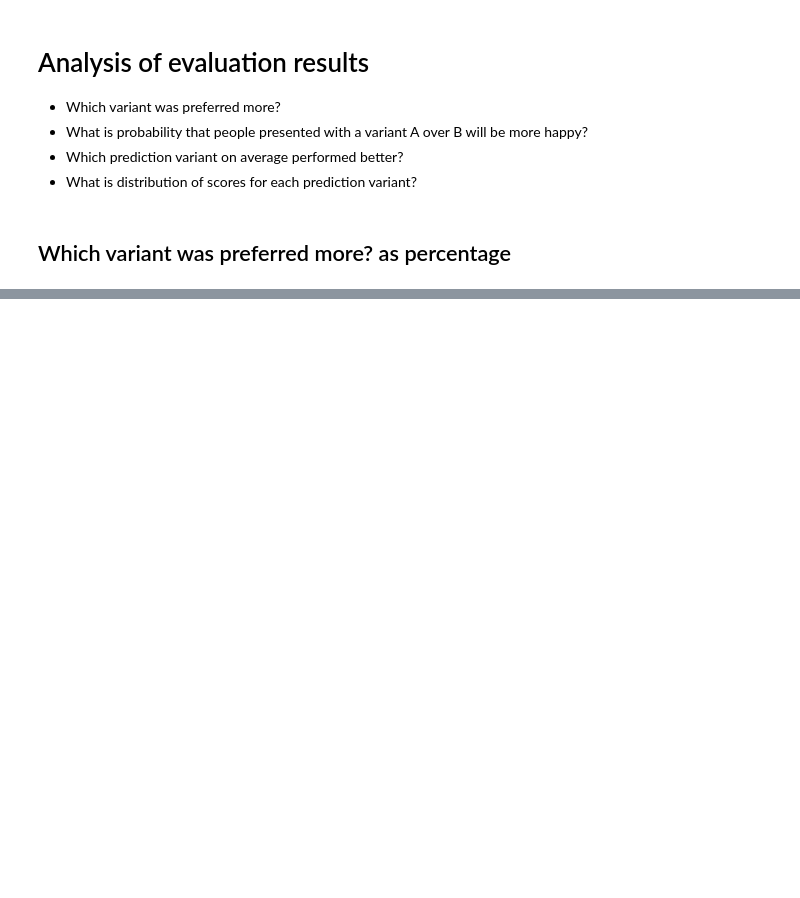
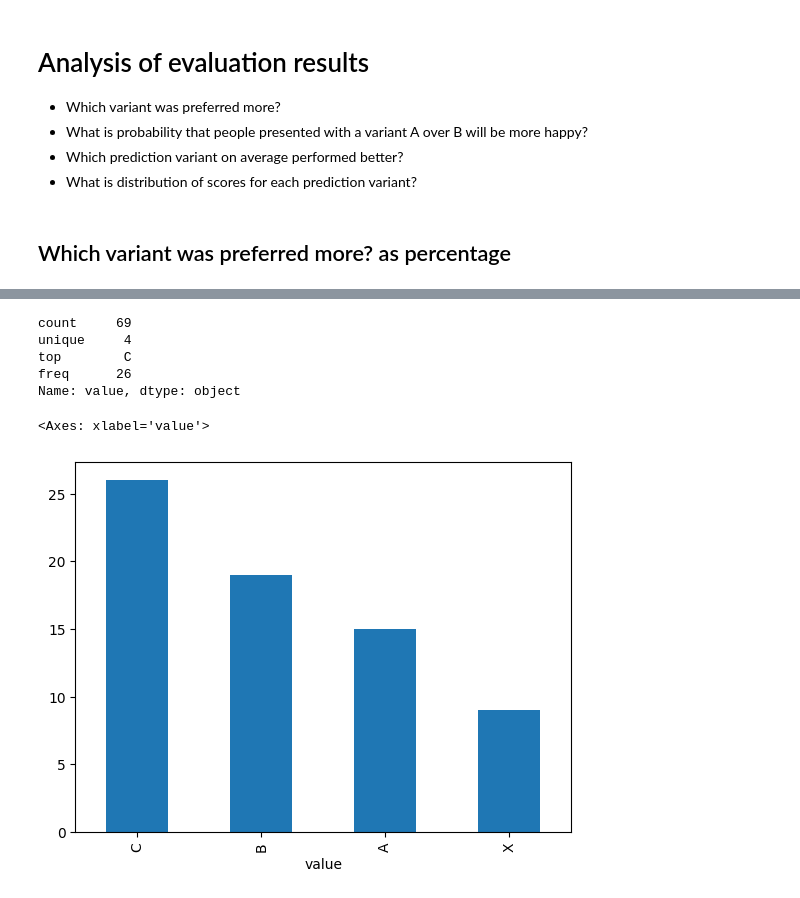
Before and after one commit to widmogrod/cratedb-playground, a Jupyter notebook: rag/5.eval.ipynb, the cells around one changed output, grey strips where cells are left out. Saved outputs shown, nothing was run; the diff lists cells and outputs as text; code cells hidden in the pictures; blank space fills up the shorter version.

```diff
--- a/rag/5.eval.ipynb
+++ b/rag/5.eval.ipynb
@@ -414,0 +421,6 @@ Name: count, dtype: float64
+# %%
+joined = pd.concat([evaluation_results_bc_df['value'].replace("B", "C").replace("A", "B"),
+                    evaluation_results_ac_df['value'].replace('B', 'C'),
+                    evaluation_results_ab_df['value']], axis=0)
+joined.fillna("X", inplace=True)
+joined
@@ -414,0 +440,14 @@ Name: count, dtype: float64
+# %%
+# statistics
+joined.describe()
+# %% [output]
+count     69
+unique     4
+top        C
+freq      26
+Name: value, dtype: object
+# %%
+joined.value_counts().plot.bar()
+# %% [output]
+<Axes: xlabel='value'>
+[figure, added]
```
Also changed, not shown: parts of 11 cells of this notebook.
